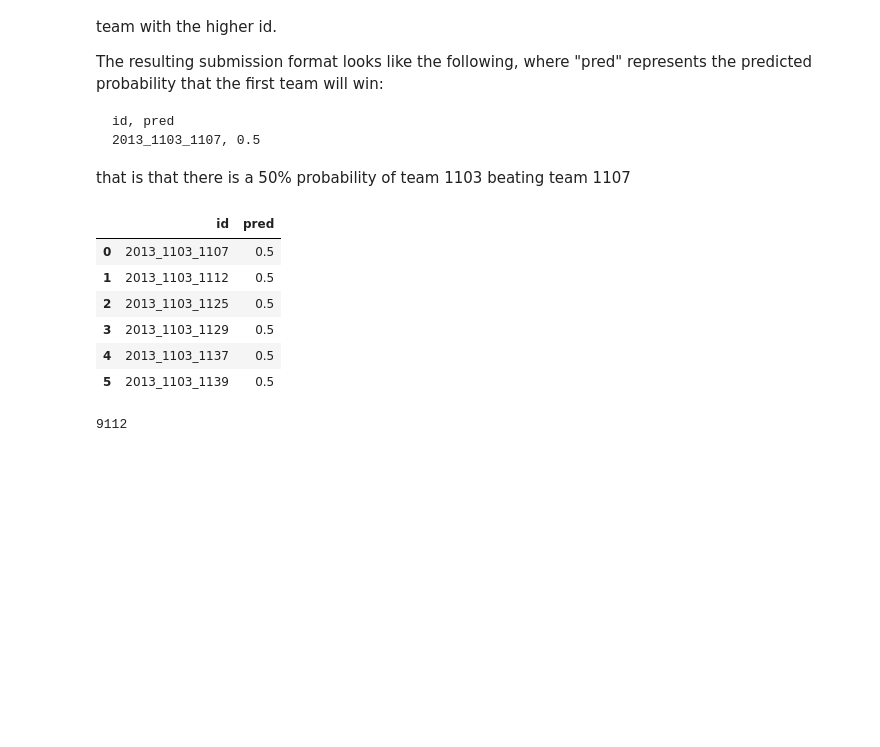
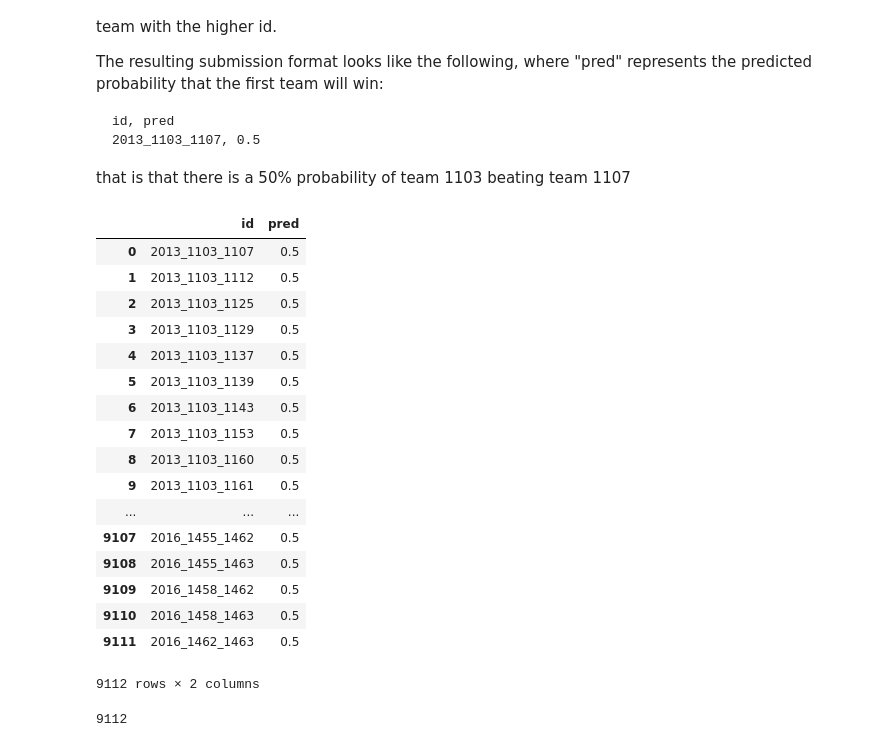
Before and after one commit to agbs2k8/Git_Tracked_Notebooks, a Jupyter notebook: 2017_March_Madness.ipynb, the cells around one changed output. Cells and saved outputs as stored; diff of their text form; code cells hidden in the pictures; blank space fills up the shorter version.

```diff
--- a/2017_March_Madness.ipynb
+++ b/2017_March_Madness.ipynb
@@ -290,15 +291,26 @@ The resulting submission format looks like the following, where "pred" represent
 that is that there is a 50% probability of team 1103 beating team 1107
 # %%
 df_sample_sub = pd.read_csv(file_path + 'sample_submission.csv')
-df_sample_sub[:6]
+df_sample_sub
 # %% [output]
 |  | id | pred |
 | 0 | 2013_1103_1107 | 0.5 |
 | 1 | 2013_1103_1112 | 0.5 |
 | 2 | 2013_1103_1125 | 0.5 |
 | 3 | 2013_1103_1129 | 0.5 |
 | 4 | 2013_1103_1137 | 0.5 |
 | 5 | 2013_1103_1139 | 0.5 |
+| 6 | 2013_1103_1143 | 0.5 |
+| 7 | 2013_1103_1153 | 0.5 |
+| 8 | 2013_1103_1160 | 0.5 |
+| 9 | 2013_1103_1161 | 0.5 |
+| ... | ... | ... |
+| 9107 | 2016_1455_1462 | 0.5 |
+| 9108 | 2016_1455_1463 | 0.5 |
+| 9109 | 2016_1458_1462 | 0.5 |
+| 9110 | 2016_1458_1463 | 0.5 |
+| 9111 | 2016_1462_1463 | 0.5 |
+9112 rows × 2 columns
 # %%
 len(df_sample_sub)
 # %% [output]
```
Also changed, not shown: parts of 34 cells of this notebook, 2 other files.
